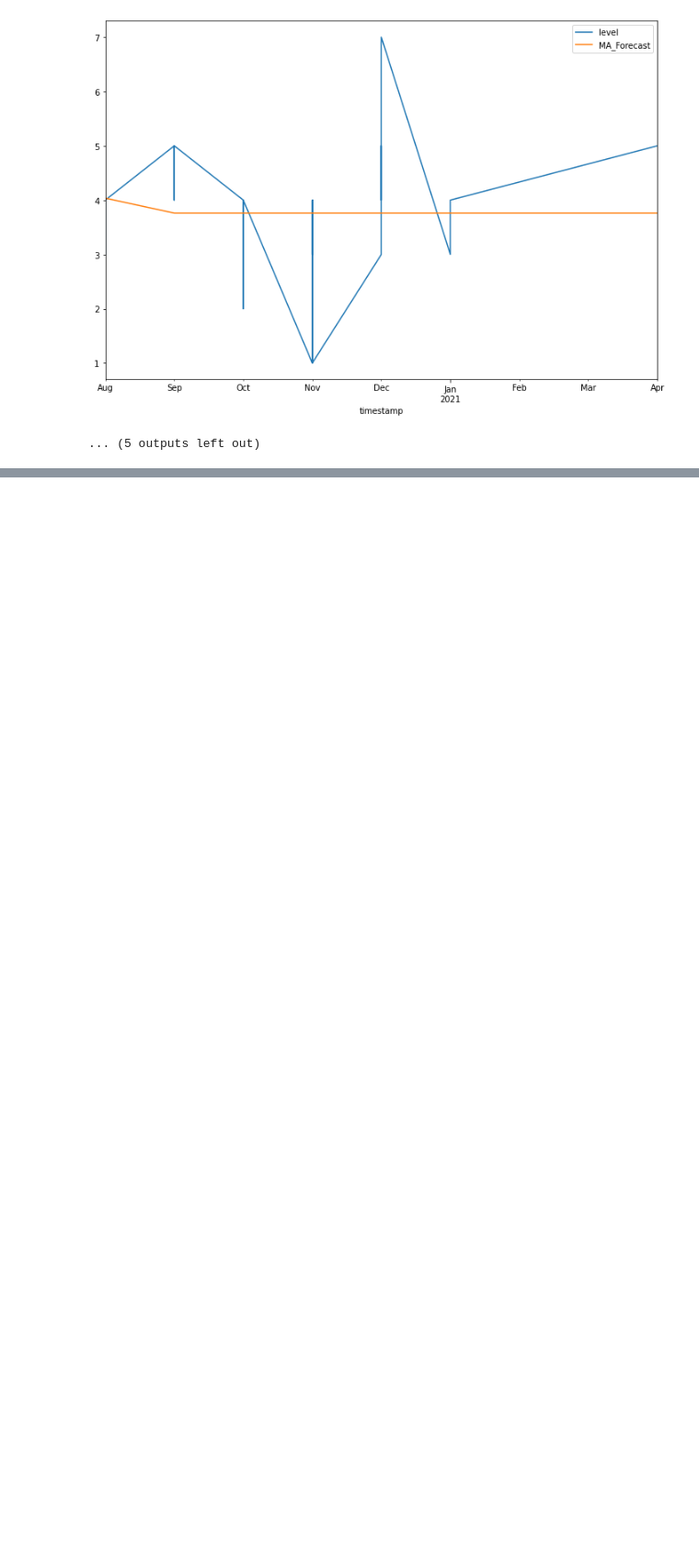
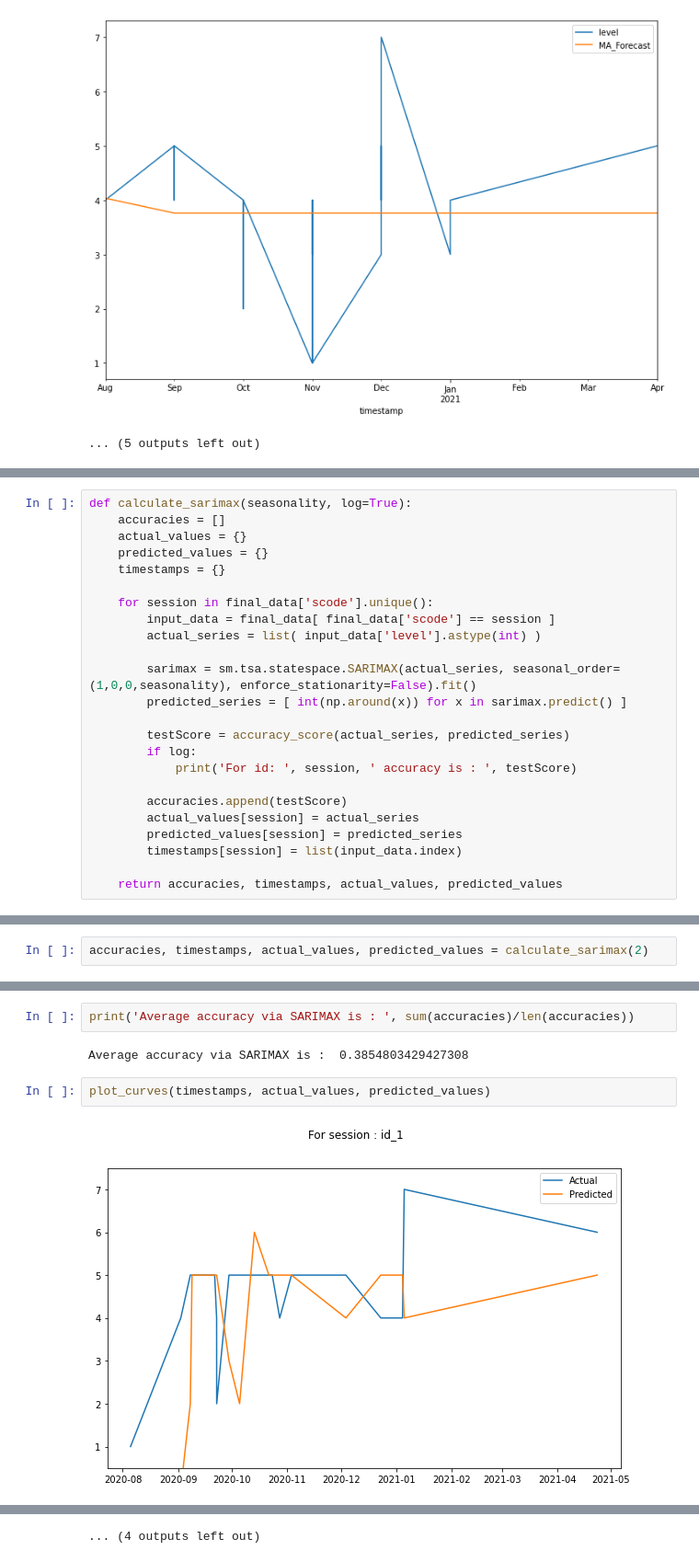
Before and after one commit to GuptaTanay/Battery-Level-Prediction, a Jupyter notebook: Battery_Level_Prediction.ipynb, the cells around one changed output, grey strips where cells are left out. Shown at 92% size. Cells and saved outputs as stored; diff of their text form; blank space fills up the shorter version.

```diff
--- a/Battery_Level_Prediction.ipynb
+++ b/Battery_Level_Prediction.ipynb
@@ -520,0 +606,24 @@ Mean MAE is: 0.889176554749676
+# %%
+def calculate_sarimax(seasonality, log=True):
+    accuracies = []
+    actual_values = {}
+    predicted_values = {}
+    timestamps = {}
+
+    for session in final_data['scode'].unique():
+        input_data = final_data[ final_data['scode'] == session ]
+        actual_series = list( input_data['level'].astype(int) )
+
+        sarimax = sm.tsa.statespace.SARIMAX(actual_series, seasonal_order=(1,0,0,seasonality), enforce_stationarity=False).fit()
+        predicted_series = [ int(np.around(x)) for x in sarimax.predict() ]
+
+        testScore = accuracy_score(actual_series, predicted_series)
+        if log:
+            print('For id: ', session, ' accuracy is : ', testScore)
+
+        accuracies.append(testScore)
+        actual_values[session] = actual_series
+        predicted_values[session] = predicted_series
+        timestamps[session] = list(input_data.index)
+
+    return accuracies, timestamps, actual_values, predicted_values
@@ -520,0 +642,2 @@ Mean MAE is: 0.889176554749676
+# %%
+accuracies, timestamps, actual_values, predicted_values = calculate_sarimax(2)
@@ -520,0 +661,8 @@ Mean MAE is: 0.889176554749676
+# %%
+print('Average accuracy via SARIMAX is : ', sum(accuracies)/len(accuracies))
+# %% [output]
+Average accuracy via SARIMAX is :  0.3854803429427308
+# %%
+plot_curves(timestamps, actual_values, predicted_values)
+# %% [output]
+[figure, added]
@@ -520,0 +680 @@ Mean MAE is: 0.889176554749676
+... (4 outputs left out)
```
Also changed, not shown: parts of 19 cells of this notebook.
